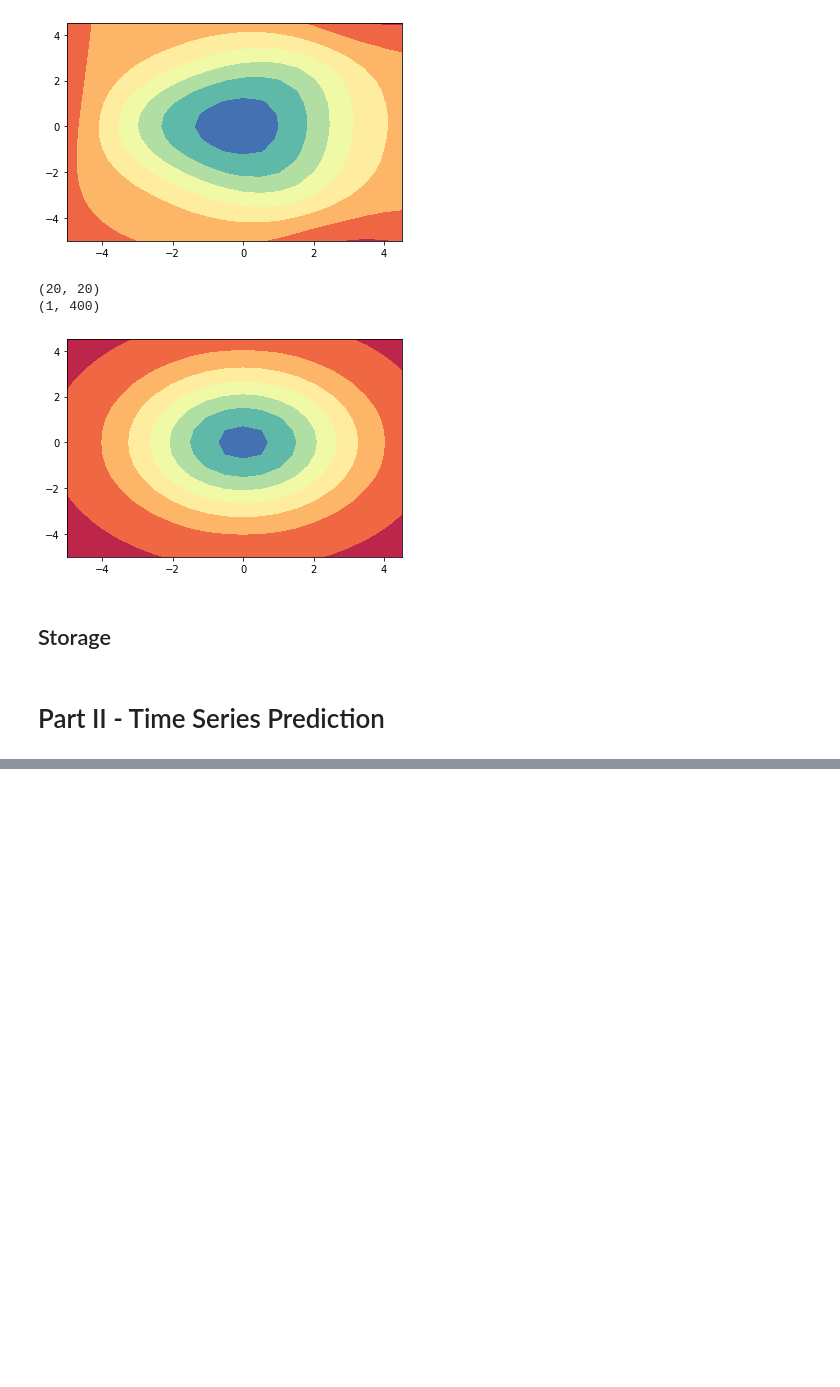
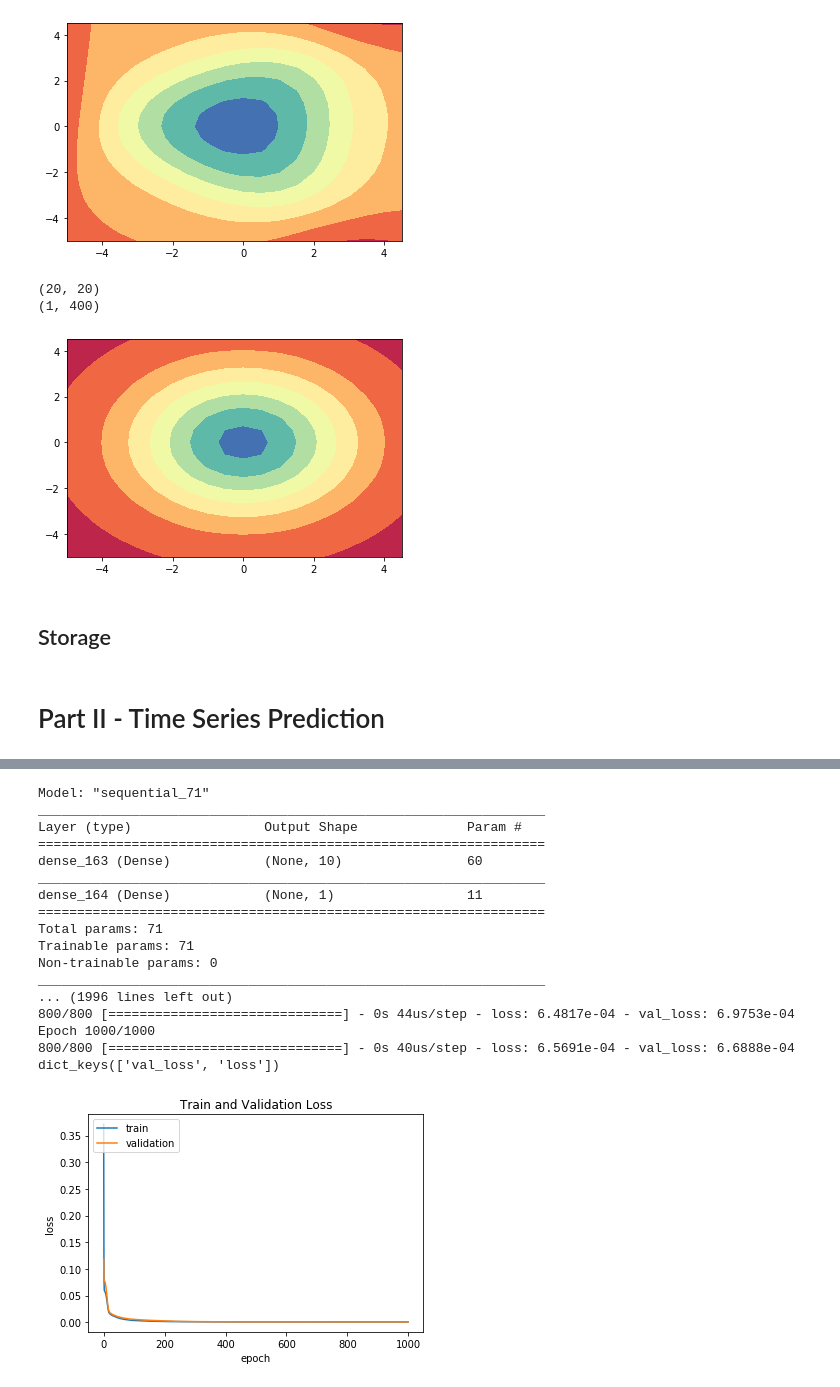
Before and after one commit to griiak/ANN-Assignment1-GS, a Jupyter notebook: A1/A1Part1.ipynb, the cells around one changed output, grey strips where cells are left out. Saved outputs shown, nothing was run; the diff lists cells and outputs as text; code cells hidden in the pictures; blank space fills up the shorter version.

```diff
--- a/A1/A1Part1.ipynb
+++ b/A1/A1Part1.ipynb
@@ -718,0 +720,36 @@ Epoch 100/100
+# %%
+
+
+
+model, es = init_network([10, 1])
+
+history = model.fit(train_set, train_labels, epochs=1000, batch_size=50, validation_split=0.2,  callbacks=[es], verbose=1)
+
+print(history.history.keys())
+# "Loss"
+plt.plot(history.history['loss'])
+plt.plot(history.history['val_loss'])
+plt.title('Train and Validation Loss')
+plt.ylabel('loss')
+plt.xlabel('epoch')
+plt.legend(['train', 'validation'], loc='upper left')
+plt.show()
+# %% [output]
+Model: "sequential_71"
+_________________________________________________________________
+Layer (type)                 Output Shape              Param #
+=================================================================
+dense_163 (Dense)            (None, 10)                60
+_________________________________________________________________
+dense_164 (Dense)            (None, 1)                 11
+=================================================================
+Total params: 71
+Trainable params: 71
+Non-trainable params: 0
+_________________________________________________________________
+... (1996 lines left out)
+800/800 [==============================] - 0s 44us/step - loss: 6.4817e-04 - val_loss: 6.9753e-04
+Epoch 1000/1000
+800/800 [==============================] - 0s 40us/step - loss: 6.5691e-04 - val_loss: 6.6888e-04
+dict_keys(['val_loss', 'loss'])
+[figure, added]
```
Also changed, not shown: parts of 13 cells of this notebook.
